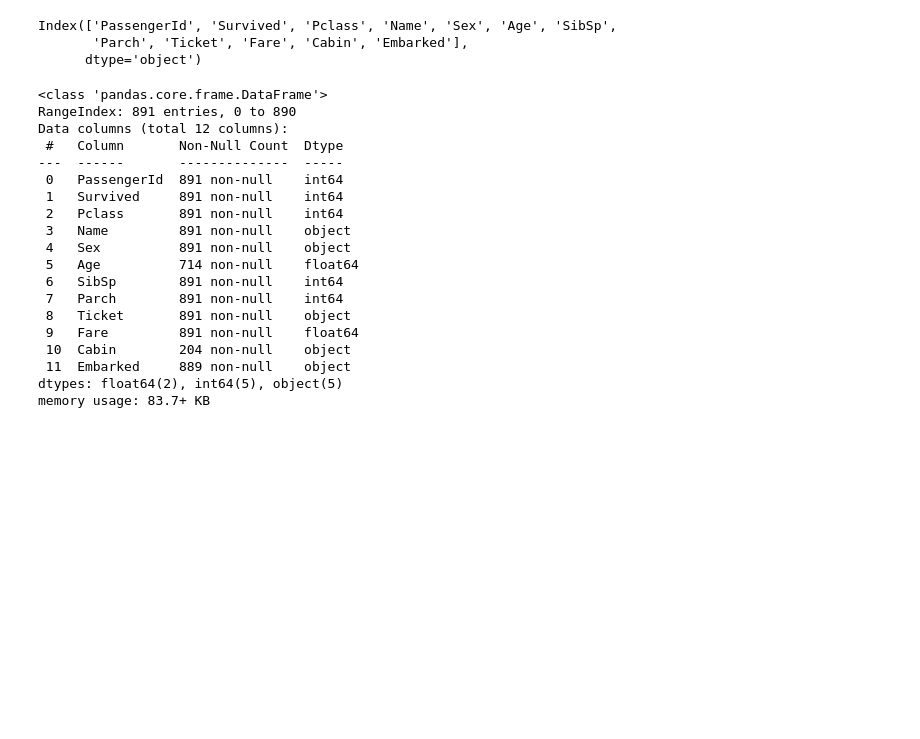
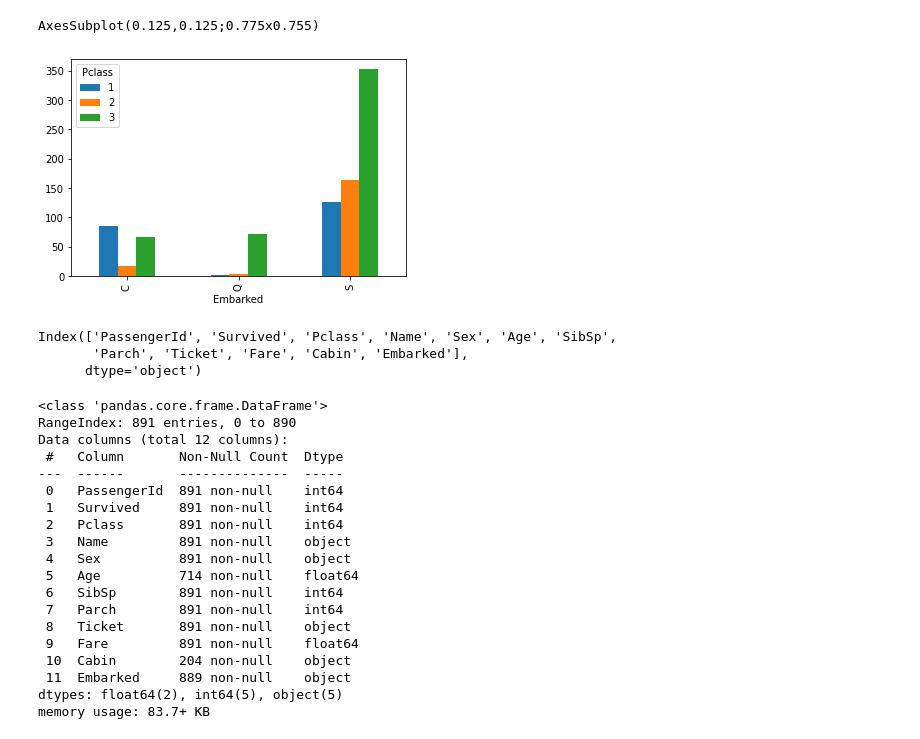
Before and after one commit to mefardales/Google_colab, a Jupyter notebook: titanic.ipynb, the cells around one changed output. Drawn from its saved outputs; the diff is of its cells as text; code cells hidden in the pictures; blank space fills up the shorter version.

```diff
--- a/titanic.ipynb
+++ b/titanic.ipynb
@@ -19,3 +15,11 @@ df.head()
+# %%
+print(df.groupby(['Pclass', 'Embarked'])
+        .count()['PassengerId']
+        .unstack(level=0)
+        .plot.bar())
+# %% [output]
+AxesSubplot(0.125,0.125;0.775x0.755)
+[figure, added]
 # %%
 #Columns name
 df.columns
```
Also changed, not shown: parts of 3 cells of this notebook.
